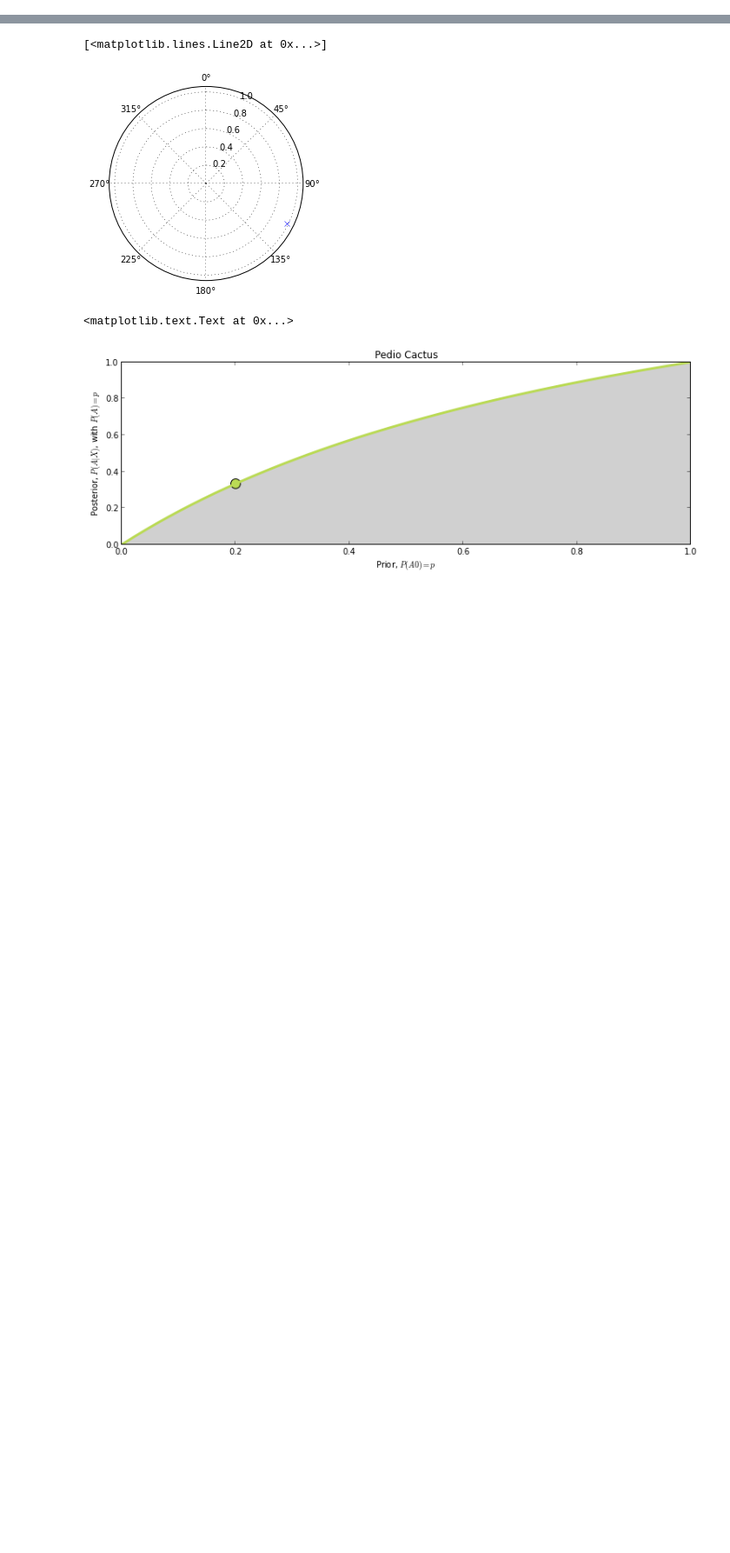
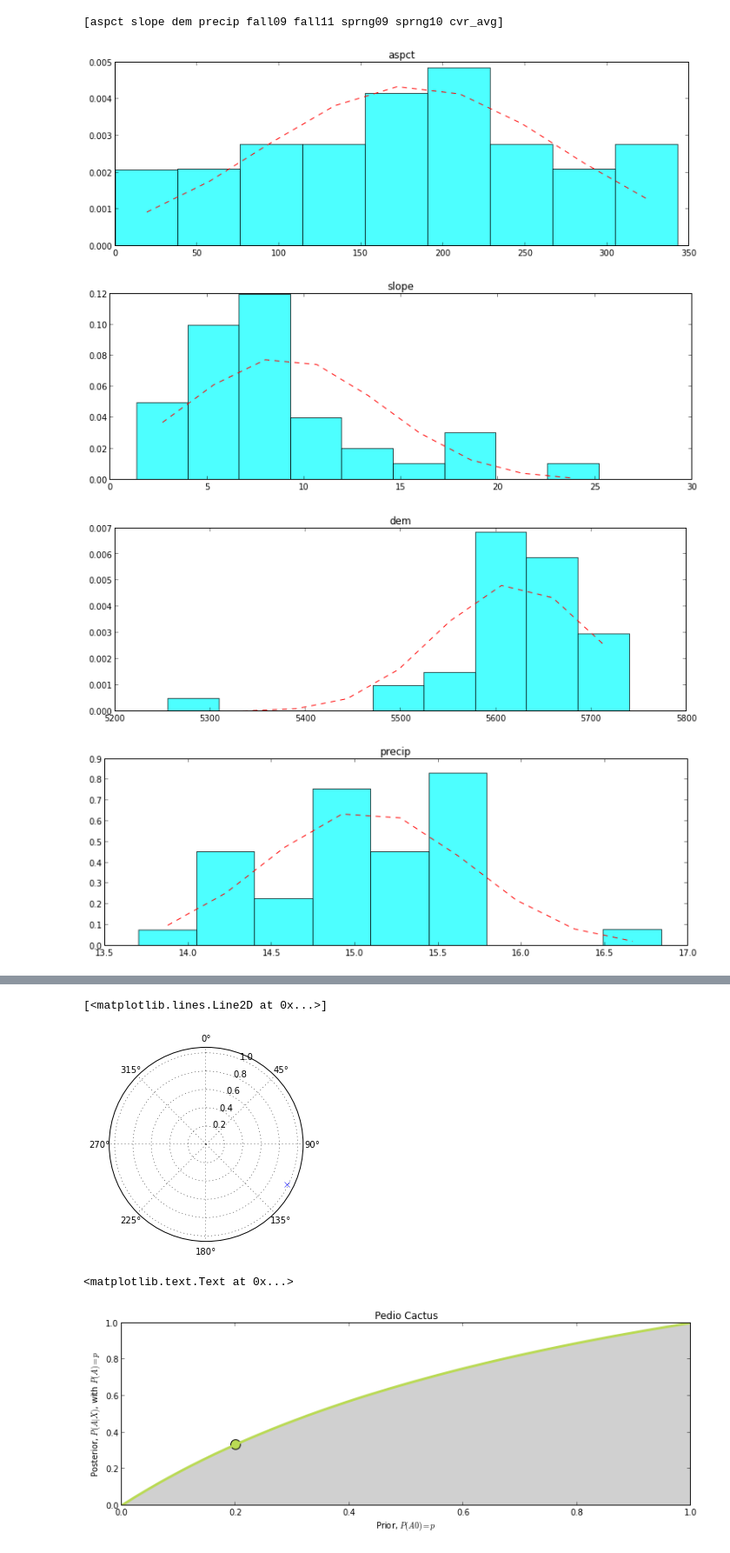
Before and after one commit to apburnes/pediocactus_suitability, a Jupyter notebook: Pedio_Cactus_Suitability.ipynb, the cells around one changed output, grey strips where cells are left out. Shown at 87% size. Cells and saved outputs as stored; diff of their text form; code cells hidden in the pictures; blank space fills up the shorter version.

```diff
--- a/Pedio_Cactus_Suitability.ipynb
+++ b/Pedio_Cactus_Suitability.ipynb
@@ -106,0 +118,26 @@ l = ax.plot(bincenters, y, 'r--', linewidth=1)
+# %%
+from scipy.stats.kde import gaussian_kde
+
+subdata_cols= np.array(subdata.columns)
+print subdata_cols
+for i, col in enumerate(subdata_cols):
+    dx = subdata[col]
+    #if dx.dtype == float64:  no need to verify dtype with subdata
+    mu = np.mean(dx)
+    sigma = np.std(dx)
+
+    fig = plt.figure()
+    ax = fig.add_subplot(111)
+    plt.title(col)
+    n, bins, patches = ax.hist(dx, 9, normed=1, facecolor='cyan', alpha=.7)
+
+    bincenters = .5*(bins[1:]+bins[:-1])
+
+    y = mlab.normpdf( bincenters, mu, sigma)
+    l = ax.plot(bincenters, y, 'r--', linewidth=1)
+# %% [output]
+[aspct slope dem precip fall09 fall11 sprng09 sprng10 cvr_avg]
+[figure, added]
+[figure, added]
+[figure, added]
+[figure, added]
```
Also changed, not shown: parts of 25 cells of this notebook.
